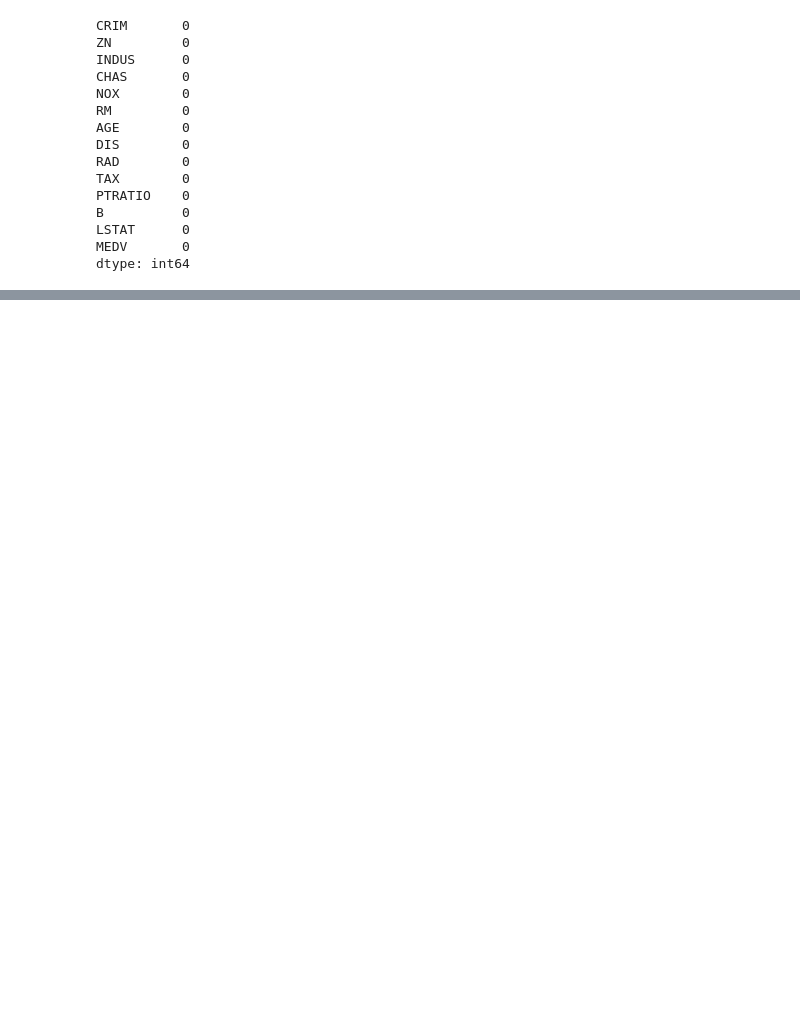
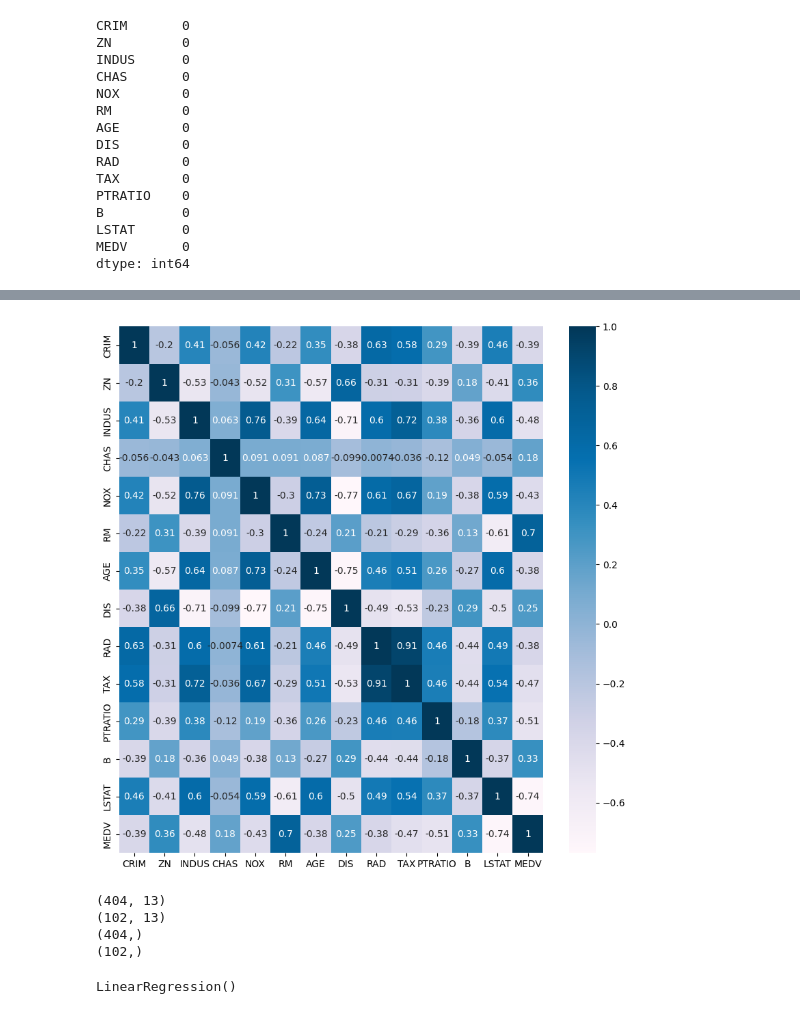
Before and after one commit to JOSEPHEKEIGI/Python-Assignments, a Jupyter notebook: 005_Predicting_House_Prices.ipynb, the cells around one changed output, grey strips where cells are left out. Cells and saved outputs as stored; diff of their text form; code cells hidden in the pictures; blank space fills up the shorter version.

```diff
--- a/005_Predicting_House_Prices.ipynb
+++ b/005_Predicting_House_Prices.ipynb
@@ -100,0 +145,8 @@ dtype: int64
+# %%
+plt.figure(figsize=(10,10))
+cor=data.corr()
+
+sns.heatmap( cor,annot=True,cmap=plt.cm.PuBu)
+plt.show()
+# %% [output]
+[figure, added]
@@ -100,0 +159,17 @@ dtype: int64
+# %%
+print(x_train.shape)
+print(x_test.shape)
+print(y_train.shape)
+print(y_test.shape)
+# %% [output]
+(404, 13)
+(102, 13)
+(404,)
+(102,)
+# %%
+from sklearn.linear_model import LinearRegression
+
+model = LinearRegression()
+model.fit(x_train,y_train)
+# %% [output]
+LinearRegression()
```
Also changed, not shown: parts of 16 cells of this notebook.
